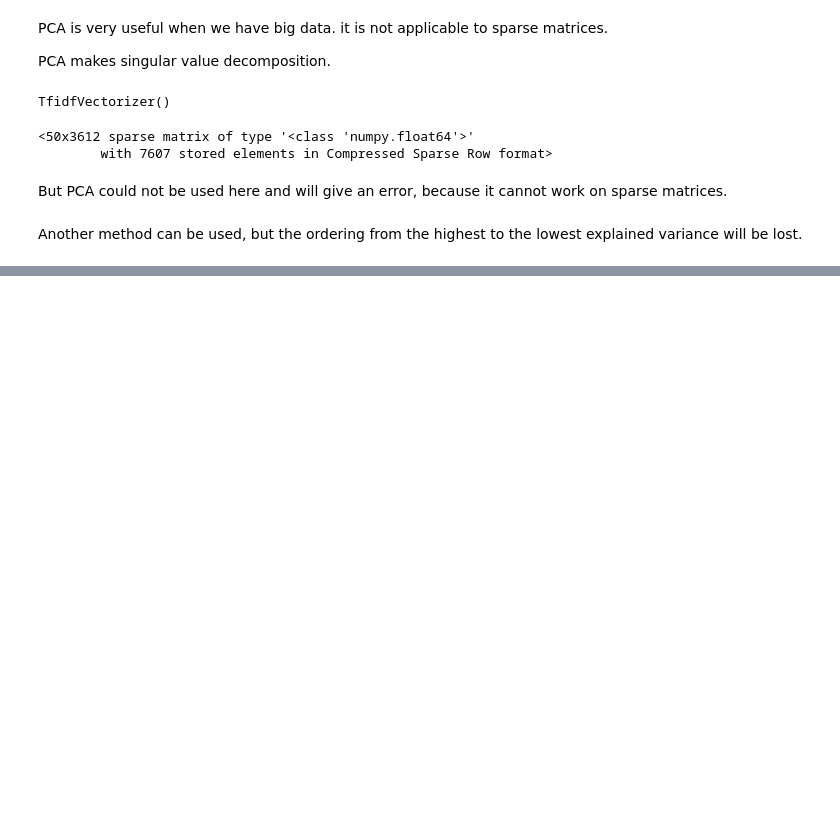
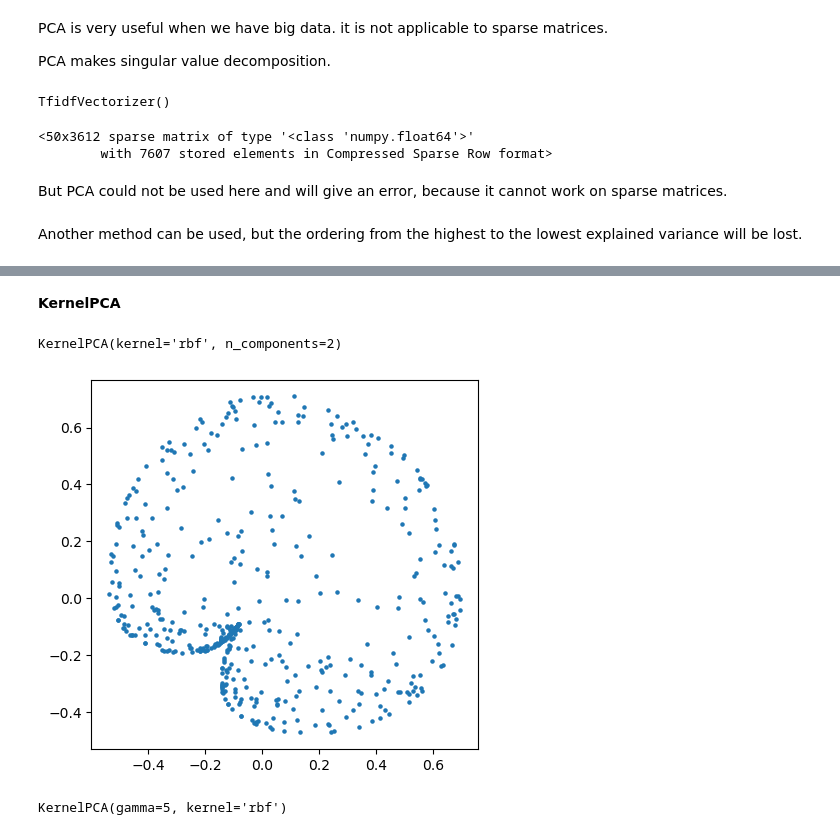
Before and after one commit to di-ton/Machine-Learning, a Jupyter notebook: Dimensionality-Reduction/dimensionality_reduction.ipynb, the cells around one changed output, grey strips where cells are left out. Saved outputs shown, nothing was run; the diff lists cells and outputs as text; code cells hidden in the pictures; blank space fills up the shorter version.

```diff
--- a/Dimensionality-Reduction/dimensionality_reduction.ipynb
+++ b/Dimensionality-Reduction/dimensionality_reduction.ipynb
@@ -402,0 +425,16 @@ Another method can be used, but the ordering from the highest to the lowest expl
+# %% [markdown]
+<b>KernelPCA</b>
+# %%
+kernel_pca = KernelPCA(n_components = 2, kernel = 'rbf')
+# %%
+kernel_pca.fit(data)
+# %% [output]
+KernelPCA(kernel='rbf', n_components=2)
+# %%
+kernel_pcs = kernel_pca.transform(data)
+# %%
+plt.scatter(kernel_pcs[:, 0], kernel_pcs[:, 1], s = 5)
+plt.gca().set_aspect('equal')
+plt.show()
+# %% [output]
+[figure, added]
@@ -402,0 +443,4 @@ Another method can be used, but the ordering from the highest to the lowest expl
+# %%
+kernel_pca.fit(data)
+# %% [output]
+KernelPCA(gamma=5, kernel='rbf')
```
Also changed, not shown: parts of 51 cells of this notebook.
